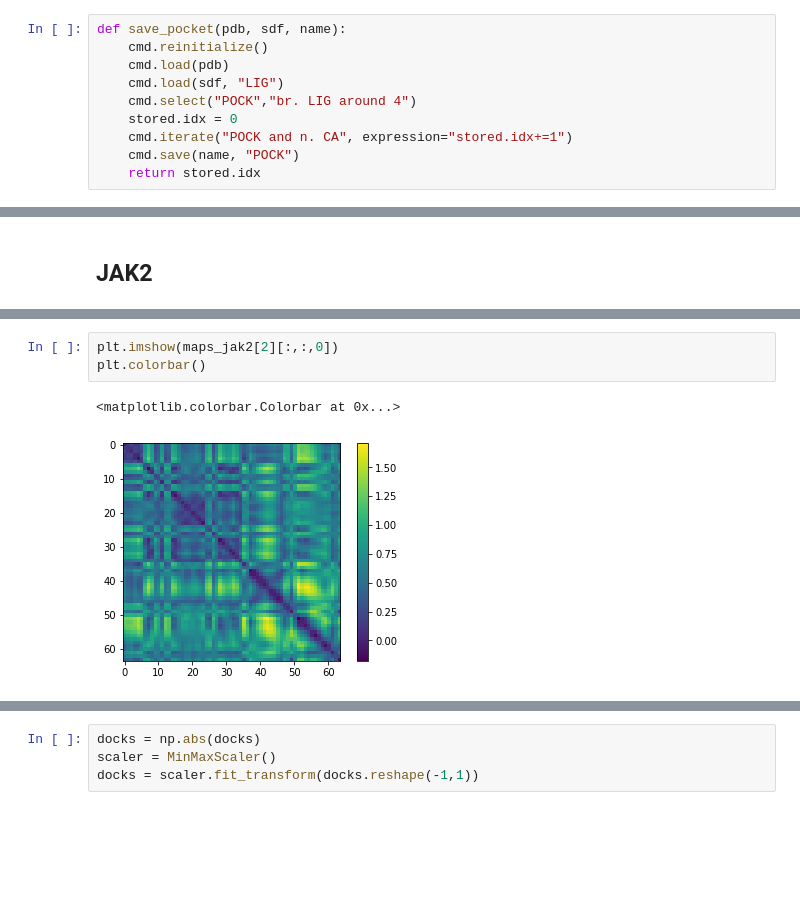
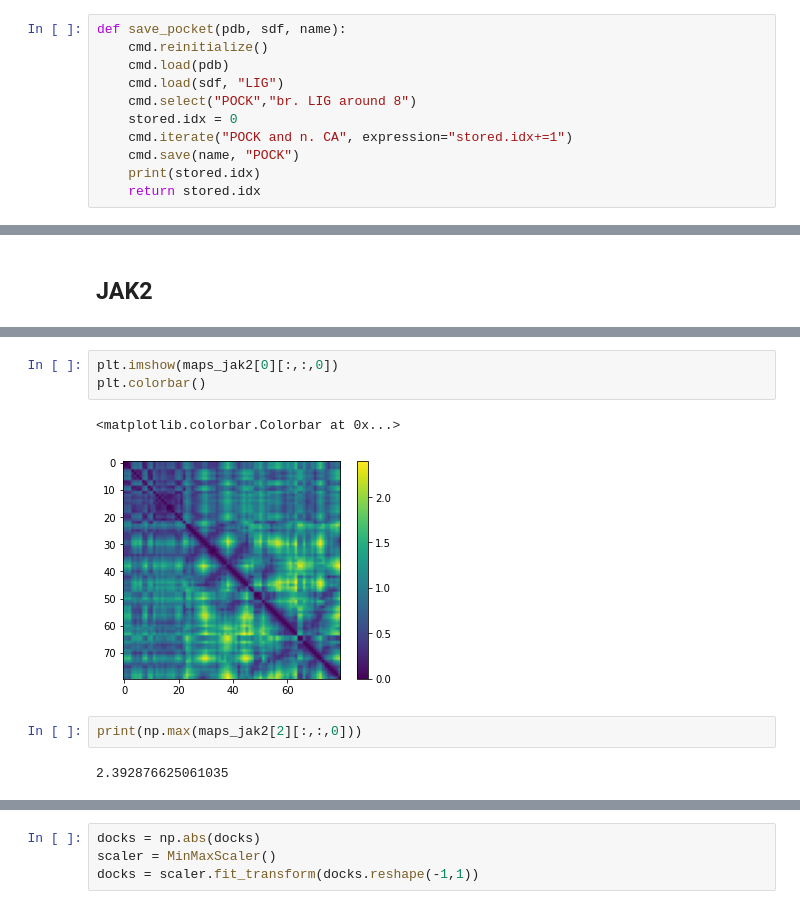
Before and after one commit to shahashka/ml-fragment, a Jupyter notebook: run_notebook.ipynb, the cells around one changed output, grey strips where cells are left out. Drawn from its saved outputs; the diff is of its cells as text; blank space fills up the shorter version.

```diff
--- a/run_notebook.ipynb
+++ b/run_notebook.ipynb
@@ -40,8 +40,9 @@ def save_pocket(pdb, sdf, name):
     cmd.reinitialize()
     cmd.load(pdb)
     cmd.load(sdf, "LIG")
-    cmd.select("POCK","br. LIG around 4")
+    cmd.select("POCK","br. LIG around 8")
     stored.idx = 0
     cmd.iterate("POCK and n. CA", expression="stored.idx+=1")
     cmd.save(name, "POCK")
+    print(stored.idx)
     return stored.idx
@@ -449,9 +441,13 @@ done creating pocket
 # %%
-plt.imshow(maps_jak2[2][:,:,0])
+plt.imshow(maps_jak2[0][:,:,0])
 plt.colorbar()
 # %% [output]
 <matplotlib.colorbar.Colorbar at 0x...>
-[figure, old version]
+[figure, new version]
+# %%
+print(np.max(maps_jak2[2][:,:,0]))
+# %% [output]
+2.392876625061035
 # %%
 images_jak2 = np.stack(maps_jak2,axis=0)
 print(images_jak2.shape)
```
Also changed, not shown: parts of 17 cells of this notebook.
